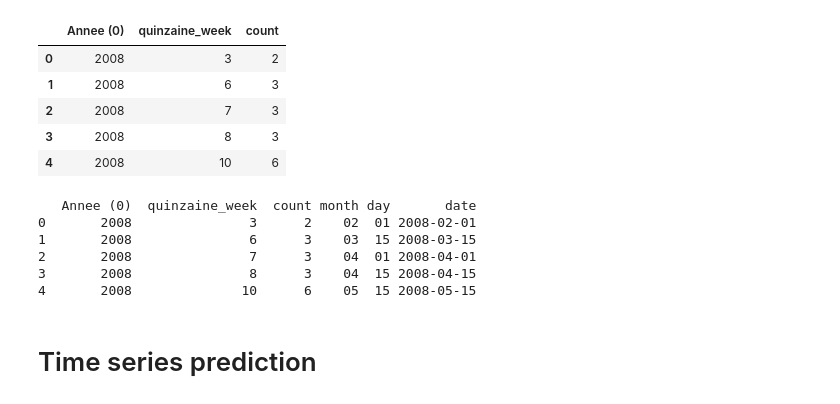
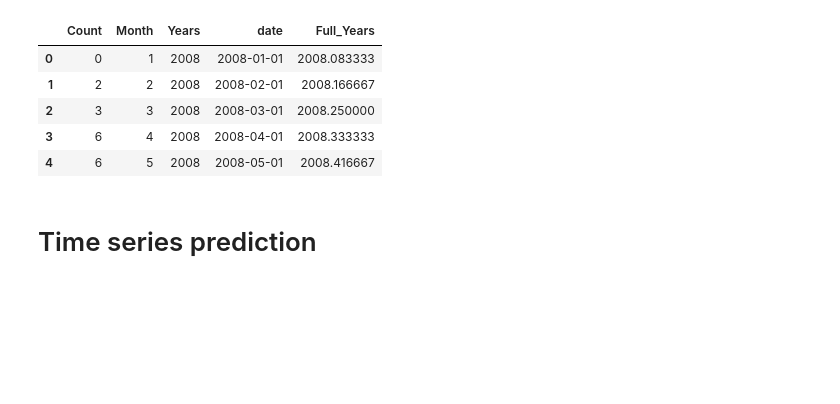
Before and after one commit to ifrebault/PiracyAttackPrediction, a Jupyter notebook: Machine_learning/ML.prediction.global.ipynb, the cells around one changed output. Drawn from its saved outputs; the diff is of its cells as text; code cells hidden in the pictures; blank space fills up the shorter version.

```diff
--- a/Machine_learning/ML.prediction.global.ipynb
+++ b/Machine_learning/ML.prediction.global.ipynb
@@ -16,51 +16,19 @@ from sklearn.linear_model import Ridge
 from sklearn.preprocessing import PolynomialFeatures
 from sklearn.pipeline import make_pipeline
 import matplotlib.pyplot as plt
-# %%
-df = pd.read_csv('../data/aden_golfe_matrix_global.csv',sep=';')
-df.head()
-# %% [output]
-|  | Annee (0) | quinzaine_week | count |
-| 0 | 2008 | 3 | 2 |
-| 1 | 2008 | 6 | 3 |
-| 2 | 2008 | 7 | 3 |
-| 3 | 2008 | 8 | 3 |
-| 4 | 2008 | 10 | 6 |
-# %%
-def month(quinzine):
-    if(str(quinzine).split('.', 1 )[1]=='5'):
-        if len(str(int(str(quinzine).split('.', 1 )[0])+1))==1:
-            return '0'+str(int(str(quinzine).split('.', 1 )[0])+1)
-        else:
-            return str(int(str(quinzine).split('.', 1 )[0])+1)
-    else:
-        if len(str(quinzine).split('.', 1 )[0])==1:
-            return '0'+str(quinzine).split('.', 1 )[0]
-        else:
-            return str(quinzine).split('.', 1 )[0]
-
-def day(quinzine):
-    if(quinzine%2==0):
-        return '15'
-    else:
-        return '01'
-
-df['month'] =df.apply(lambda row: month(row['quinzaine_week']/2), axis=1)
-df['day'] =df.apply(lambda row: day(row['quinzaine_week']), axis=1)
-df['date'] =df.apply(lambda row: str(row['Annee (0)'])+'-'+str(row['month'])+'-'+str(row['day']), axis=1)
-
-df['date']=df.apply(lambda row: datetime.datetime.strptime(row['date'], "%Y-%m-%d"), axis=1)
-
-#df['date']=datetime.datetime.strptime(df['date'], "%Y-%m-%d")
-
-print df.head()
-# %% [output]
-   Annee (0)  quinzaine_week  count month day       date
-0       2008               3      2    02  01 2008-02-01
-1       2008               6      3    03  15 2008-03-15
-2       2008               7      3    04  01 2008-04-01
-3       2008               8      3    04  15 2008-04-15
-4       2008              10      6    05  15 2008-05-15
+# %%
+df = pd.read_csv('../data/aden_golfe_matrix_global.csv',sep=';')
+df.head()
+df['date'] = df.apply(lambda row: datetime.datetime.strptime(row['date'], "%Y-%m-%d"), axis=1)
+df['Full_Years'] = df.apply(lambda row: row['Years']+(row['Month']/12), axis=1)
+df.head()
+# %% [output]
+|  | Count | Month | Years | date | Full_Years |
+| 0 | 0 | 1 | 2008 | 2008-01-01 | 2008.083333 |
+| 1 | 2 | 2 | 2008 | 2008-02-01 | 2008.166667 |
+| 2 | 3 | 3 | 2008 | 2008-03-01 | 2008.250000 |
+| 3 | 6 | 4 | 2008 | 2008-04-01 | 2008.333333 |
+| 4 | 6 | 5 | 2008 | 2008-05-01 | 2008.416667 |
 # %% [markdown]
 # Time series prediction
 # %%
```
Also changed, not shown: parts of 21 cells of this notebook, 3 other files.
